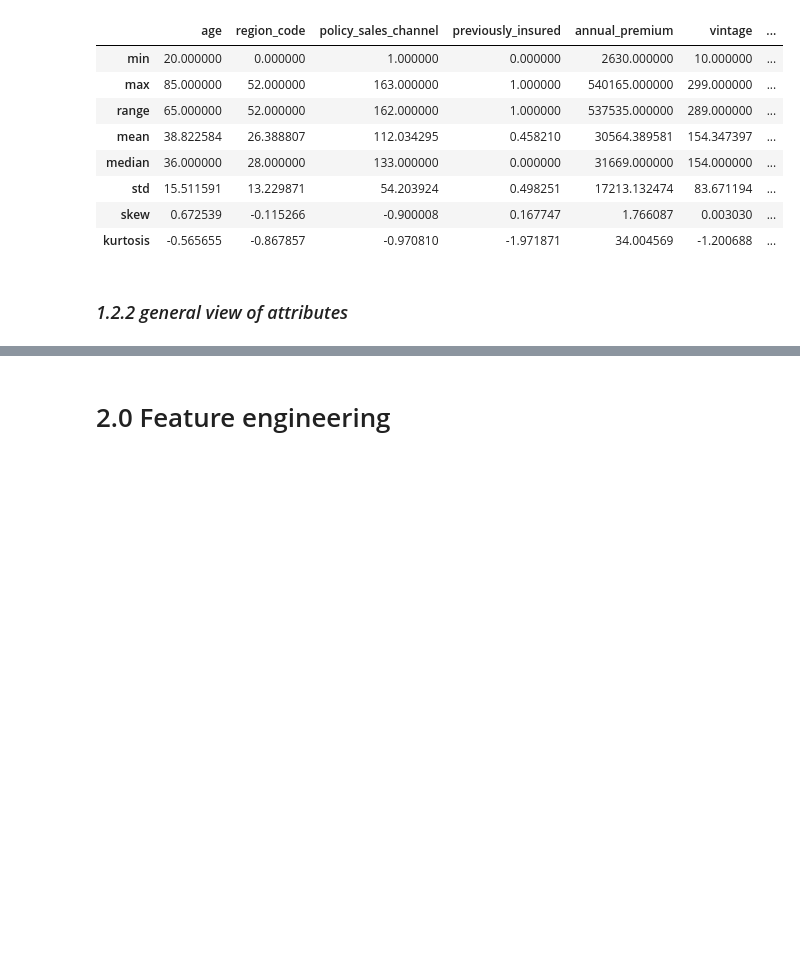
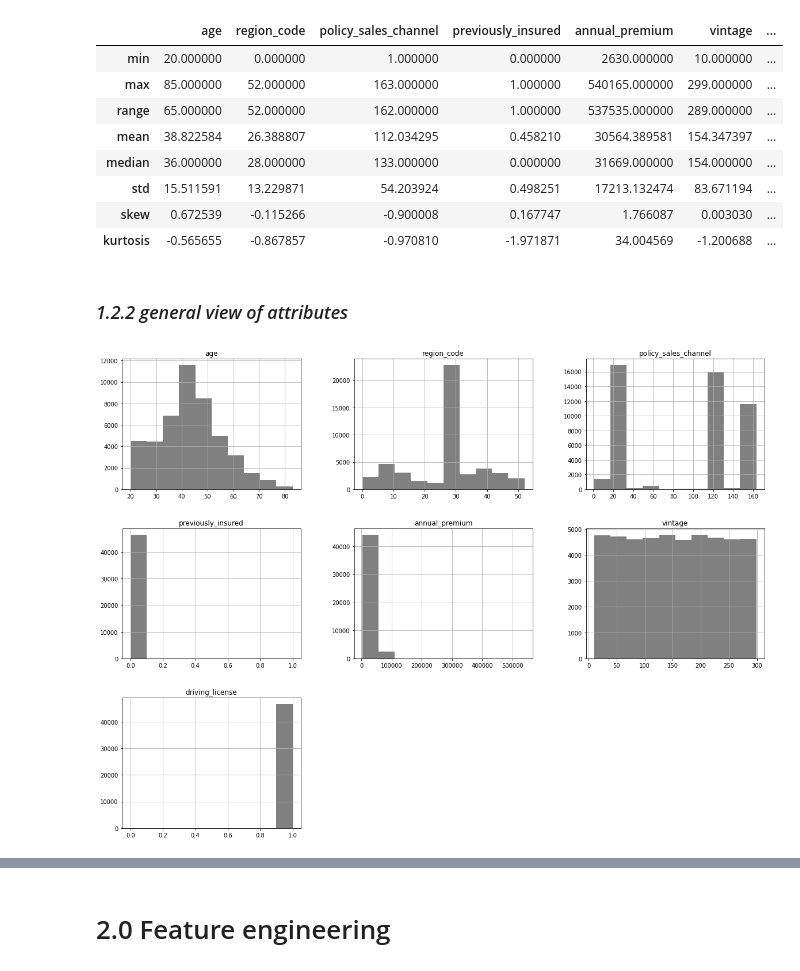
Before and after one commit to GustavoHBDuarte/health-insurance, a Jupyter notebook: notebook_main.ipynb, the cells around one changed output, grey strips where cells are left out. Saved outputs shown, nothing was run; the diff lists cells and outputs as text; code cells hidden in the pictures; blank space fills up the shorter version.

Commit message:
notebook_main.py file updated. Data initial investigation in progress. Evaluating categorical features.

```diff
--- a/notebook_main.ipynb
+++ b/notebook_main.ipynb
@@ -301,4 +301,10 @@ df
 ### <i>1.2.1 descriptive statistics</i>
 # %%
 # Numerical and categorical attributes
+
+# numerical attributes
+num_attributes = df.select_dtypes(['int64', 'float64'])
+
+# categorical attributes
+cat_attributes = df.select_dtypes(exclude=['int64', 'float64'])
 # %%
@@ -318,2 +324,15 @@ descriptive_statistics(df)
 # %% [markdown]
 ### <i>1.2.2 general view of attributes</i>
+# %%
+# Numeric attributes view
+
+# Exploring numerical attributes
+
+# as we are interested in people who have purchased health insurance, in this evaluation we are going
+# to filter the dataset based on this condition to see the behaviour of numerical attributes for this group
+
+# we are not showing here the distribution for the numerical variable 'response' because it is our target variable
+
+num_attributes.loc[num_attributes['response']==1, num_attributes.columns!='response'].hist(figsize=(20,15), color='gray');
+# %% [output]
+[figure, added]
```
Also changed, not shown: parts of 8 cells of this notebook.
